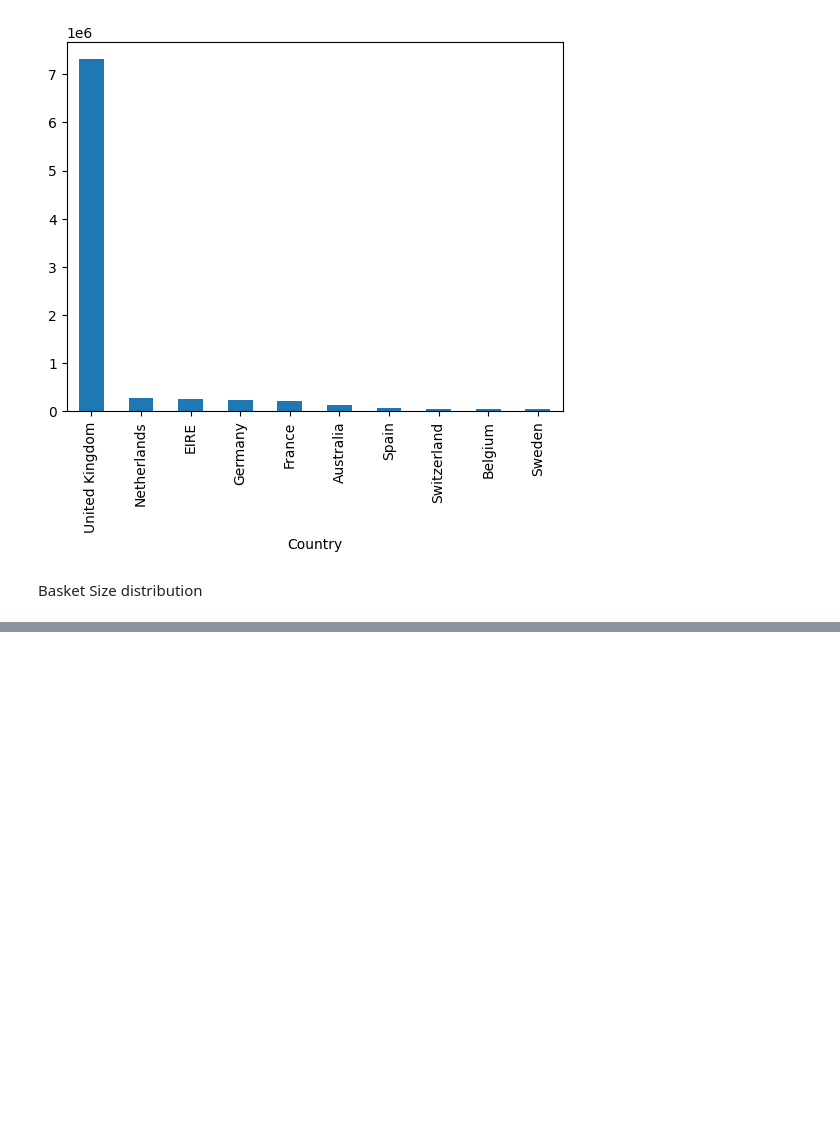
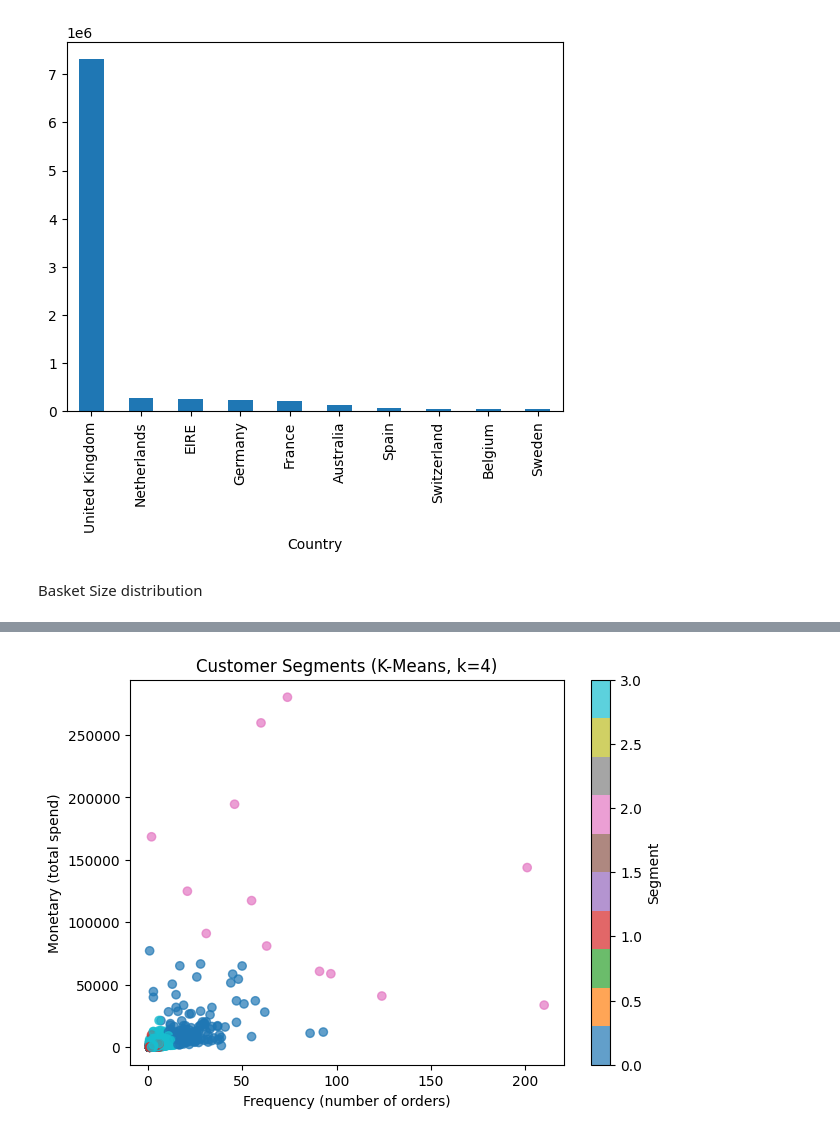
Before and after one commit to Naslaa/Supermarket-Basket-Intelligence, a Jupyter notebook: eda.ipynb, the cells around one changed output, grey strips where cells are left out. Cells and saved outputs as stored; diff of their text form; code cells hidden in the pictures; blank space fills up the shorter version.

```diff
--- a/eda.ipynb
+++ b/eda.ipynb
@@ -162,0 +306,11 @@ mean, mediam, mode
+# %%
+kmeans = KMeans(n_clusters=4, random_state=42, n_init=10)
+rfm['Segment'] = kmeans.fit_predict(rfm_scaled)
+
+segment_summary = rfm.groupby('Segment').agg(
+    Customers=('CustomerID', 'count'),
+    AvgRecency=('Recency', 'mean'),
+    AvgFrequency=('Frequency', 'mean'),
+    AvgMonetary=('Monetary', 'mean')
+).round(1)
+segment_summary
@@ -162,0 +324,10 @@ mean, mediam, mode
+# %%
+fig, ax = plt.subplots(figsize=(7, 5))
+scatter = ax.scatter(rfm['Frequency'], rfm['Monetary'], c=rfm['Segment'], cmap='tab10', alpha=0.7)
+ax.set_xlabel('Frequency (number of orders)')
+ax.set_ylabel('Monetary (total spend)')
+ax.set_title('Customer Segments (K-Means, k=4)')
+plt.colorbar(scatter, label='Segment')
+plt.show()
+# %% [output]
+[figure, added]
```
Also changed, not shown: parts of 24 cells of this notebook.
